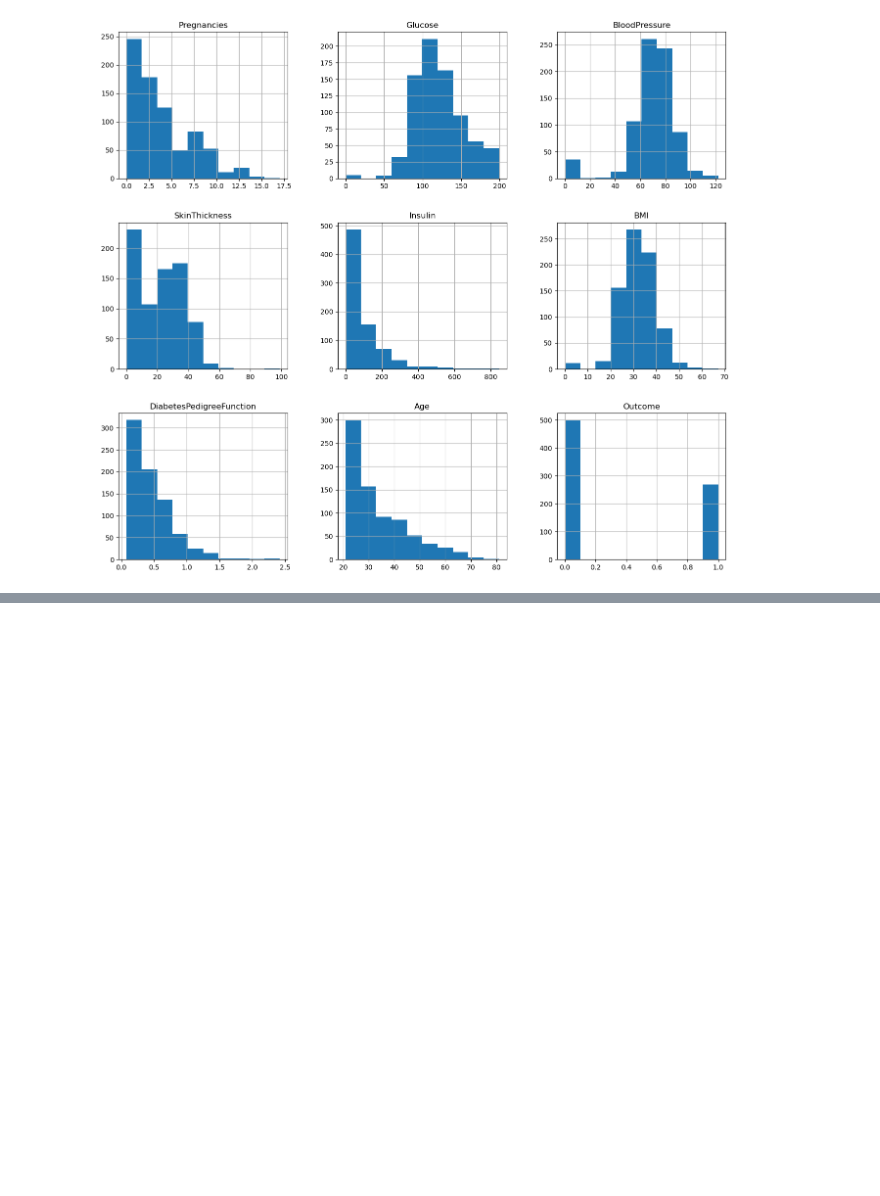
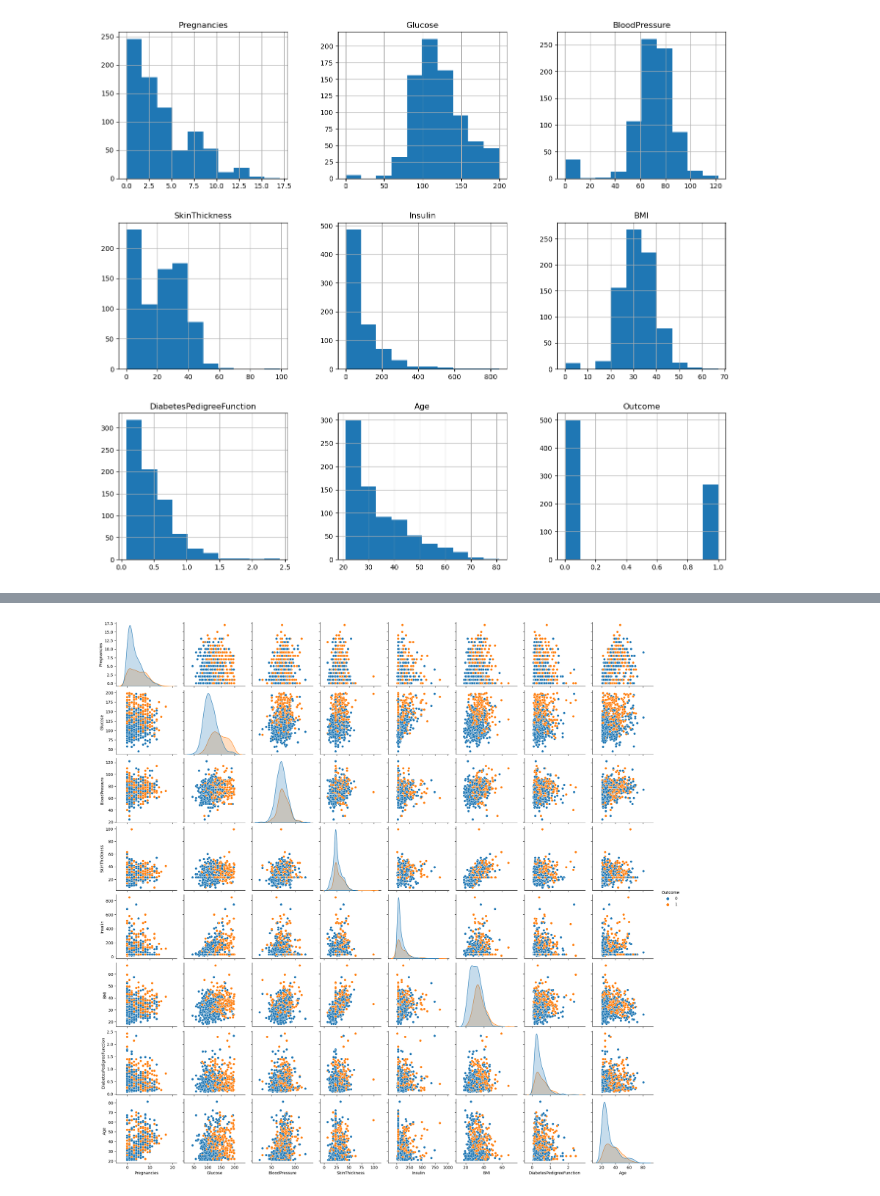
Before and after one commit to Nirajan17/meriskill-intern, a Jupyter notebook: Project-2 .ipynb, the cells around one changed output, grey strips where cells are left out. Saved outputs shown, nothing was run; the diff lists cells and outputs as text; code cells hidden in the pictures; blank space fills up the shorter version.

```diff
--- a/Project-2 .ipynb
+++ b/Project-2 .ipynb
@@ -135,0 +167,5 @@ diabetes_df.hist(figsize=(16,14))
+# %%
+sns.pairplot(diabetes_df_copy, hue='Outcome')
+plt.show()
+# %% [output]
+[figure, added]
```
Also changed, not shown: parts of 7 cells of this notebook.
